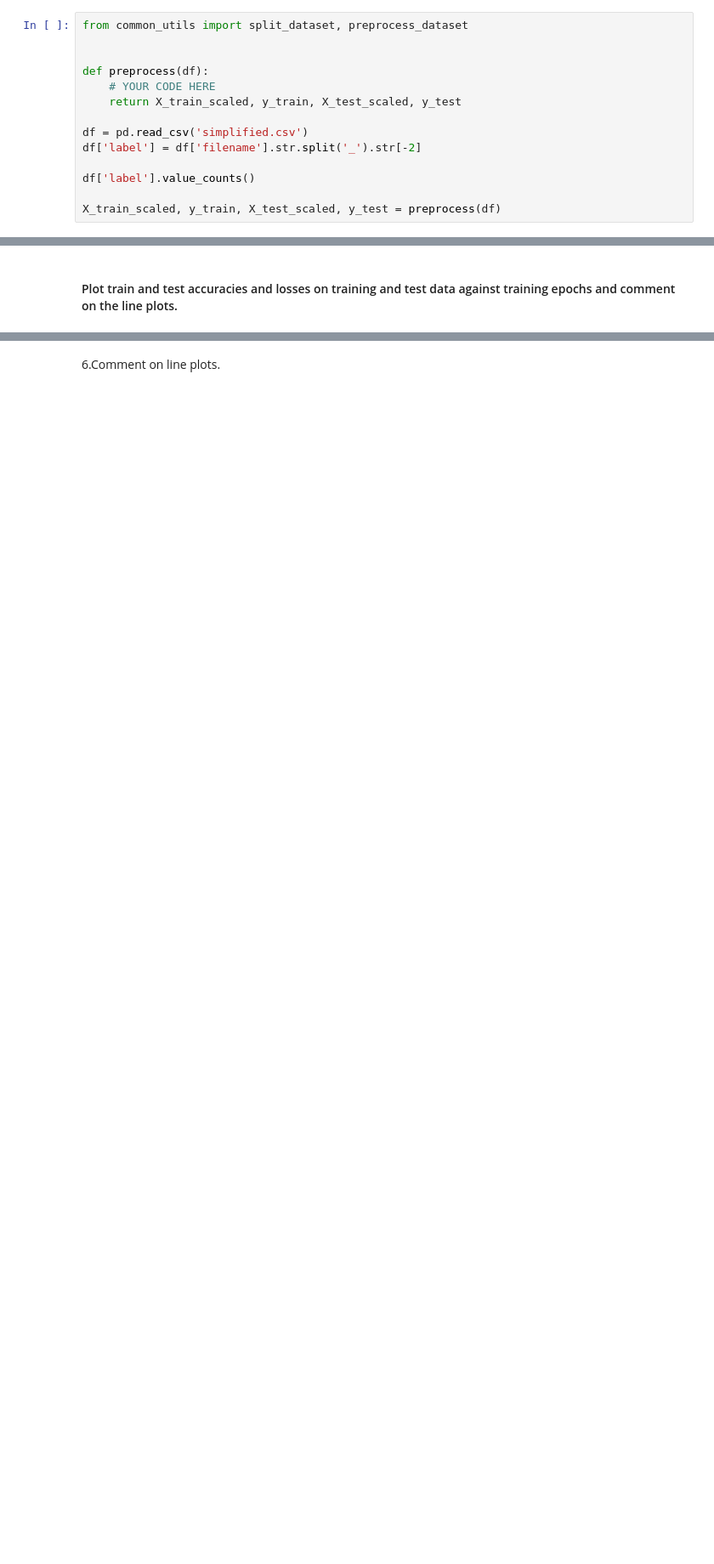
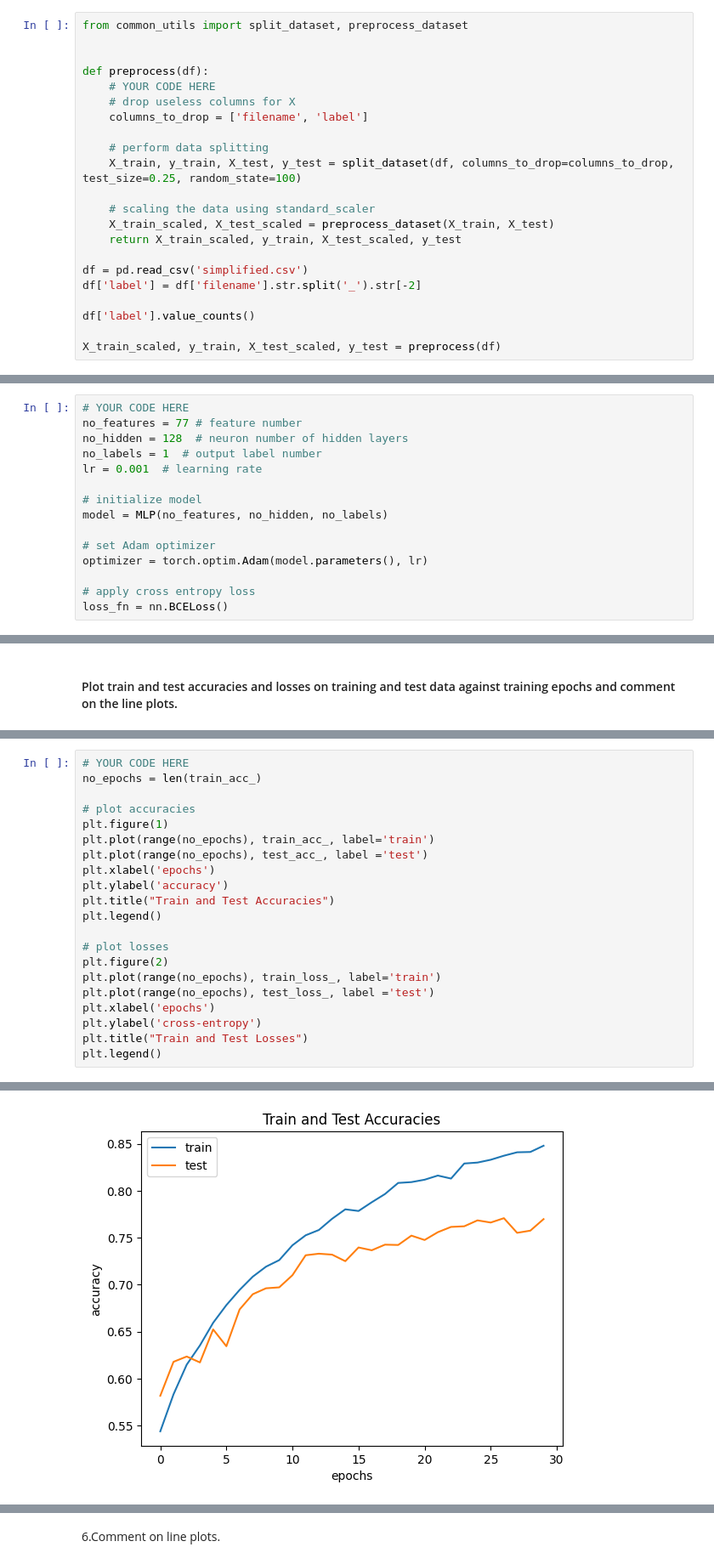
Before and after one commit to StevenShen3641/SC4001-Neural-Network-and-Deep-Learning, a Jupyter notebook: Programming Assignment/Part_A_1.ipynb, the cells around one changed output, grey strips where cells are left out. Shown: that part at 85% size. Cells and saved outputs as stored; diff of their text form; blank space fills up the shorter version.

```diff
--- a/Programming Assignment/Part_A_1.ipynb
+++ b/Programming Assignment/Part_A_1.ipynb
@@ -48,6 +75,14 @@ from common_utils import split_dataset, preprocess_dataset
 
 def preprocess(df):
     # YOUR CODE HERE
+    # drop useless columns for X
+    columns_to_drop = ['filename', 'label']
+
+    # perform data splitting
+    X_train, y_train, X_test, y_test = split_dataset(df, columns_to_drop=columns_to_drop, test_size=0.25, random_state=100)
+
+    # scaling the data using standard_scaler
+    X_train_scaled, X_test_scaled = preprocess_dataset(X_train, X_test)
     return X_train_scaled, y_train, X_test_scaled, y_test
 
 df = pd.read_csv('simplified.csv')
@@ -80,2 +130,17 @@ loss_fn =
+# %%
+# YOUR CODE HERE
+no_features = 77 # feature number
+no_hidden = 128  # neuron number of hidden layers
+no_labels = 1  # output label number
+lr = 0.001  # learning rate
+
+# initialize model
+model = MLP(no_features, no_hidden, no_labels)
+
+# set Adam optimizer
+optimizer = torch.optim.Adam(model.parameters(), lr)
+
+# apply cross entropy loss
+loss_fn = nn.BCELoss()
 # %% [markdown]
 5.Train model for 100 epochs. Record down train and test accuracies. Implement early stopping.
@@ -87,0 +234,22 @@ loss_fn =
+# %%
+# YOUR CODE HERE
+no_epochs = len(train_acc_)
+
+# plot accuracies
+plt.figure(1)
+plt.plot(range(no_epochs), train_acc_, label='train')
+plt.plot(range(no_epochs), test_acc_, label ='test')
+plt.xlabel('epochs')
+plt.ylabel('accuracy')
+plt.title("Train and Test Accuracies")
+plt.legend()
+
+# plot losses
+plt.figure(2)
+plt.plot(range(no_epochs), train_loss_, label='train')
+plt.plot(range(no_epochs), test_loss_, label ='test')
+plt.xlabel('epochs')
+plt.ylabel('cross-entropy')
+plt.title("Train and Test Losses")
+plt.legend()
+# %% [output]
@@ -87,0 +257 @@ loss_fn =
+[figure, added]
```
Also changed, not shown: parts of 11 cells of this notebook, 4 other files.
